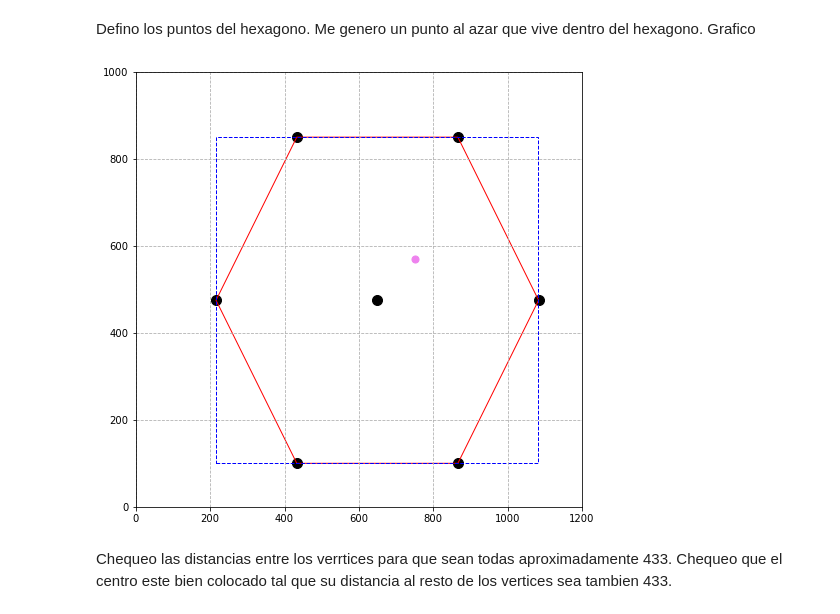
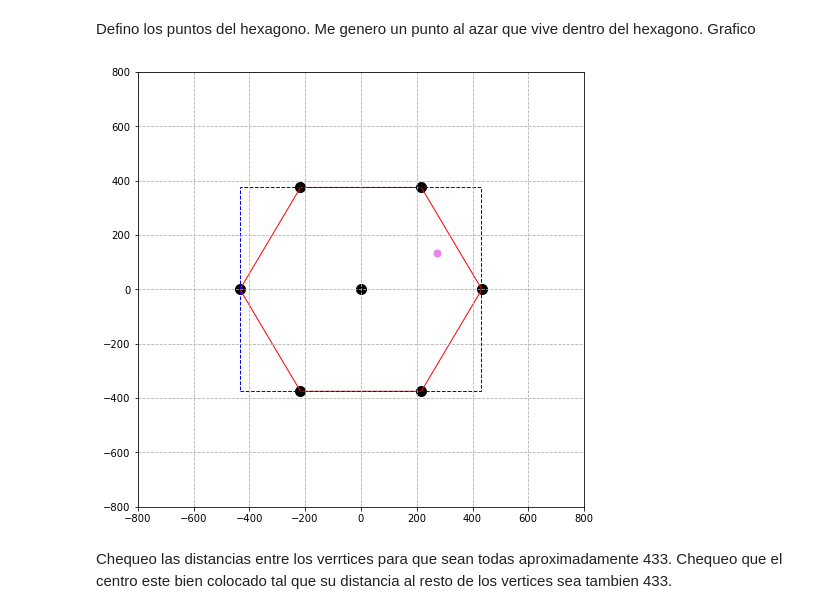
Before and after one commit to alexispacek/lab, a Jupyter notebook: Segundo ejercicio Lab 7.ipynb, the cells around one changed output. Saved outputs shown, nothing was run; the diff lists cells and outputs as text; code cells hidden in the pictures.

Commit message:
Centre el hexagono en el medio

```diff
--- a/Segundo ejercicio Lab 7.ipynb
+++ b/Segundo ejercicio Lab 7.ipynb
@@ -20,7 +20,7 @@ def func(params, x, y):
 def in_hex(poli):
     path = mpltPath.Path(poli)
     hex = False
-    random_point = (np.random.uniform(216,1083),np.random.uniform(100,850))
+    random_point = (np.random.uniform(-433,433),np.random.uniform(-375,375))
     while hex != True:
         if path.contains_points([random_point]) == True:
             hex = True
@@ -33,34 +33,34 @@ params = [1, 1]
 # %% [markdown]
 Defino los puntos del hexagono. Me genero un punto al azar que vive dentro del hexagono. Grafico
 # %%
-poligono = [[433,100],[866,100],[1083,475],[866,850],[433,850],[216,475]]
-rectangulo = [[216,850],[216,100],[865,100],[865,850]]
-pointsx,pointsy = [433,866,1083,866,433,216] , [100,100,475,850,850,475]
+poligono = [[-216.5,-375],[216.5,-375],[433.5,0],[216.5,375],[-216.5,375],[-433.5,0]]
+rectangulo = [[-433.5,-375],[433.5,-433.5],[433.5,375],[-433.5,375]]
+pointsx,pointsy = [-216.5,216.5,433,216.5,-216.5,-433.5] , [-375,-375,0,375,375,0]
 random_point = in_hex(poligono)
-centro = (649.5,475)
+centro = (0,0)
 
 
 distancias = []
-for i in range(len(points)):
-    distancias.append(dist(random_point,hexagono[i]))
+for i in range(len(poligono)):
+    distancias.append(dist(random_point,poligono[i]))
 
 distancias.append(dist(centro,random_point))
 
 
 plt.figure(figsize=(8,8))
 polygon = plt.Polygon(poligono,fill=None,edgecolor='r')
-rectangle = plt.Rectangle(rectangulo[1],width = 865, height = 750,fill=None,linestyle = '--',edgecolor='b')
+rectangle = plt.Rectangle(rectangulo[0],width = 865, height = 750,fill=None,linestyle = '--',edgecolor='b')
 plt.gca().add_patch(polygon)
 plt.gca().add_patch(rectangle)
-plt.xlim(0,1200)
-plt.ylim(0,1000)
+plt.xlim(-800,800)
+plt.ylim(-800,800)
 plt.scatter(centro[0],centro[1],s = 100,c ='black')
 plt.scatter(random_point[0],random_point[1],s = 50,c='violet')
 plt.scatter(pointsx,pointsy,s = 100,c = 'black')
 plt.grid(linestyle='--')
 plt.show()
 # %% [output]
-[figure, old version]
+[figure, new version]
 # %% [markdown]
 Chequeo las distancias entre los verrtices para que sean todas aproximadamente 433. Chequeo que el centro este bien colocado tal que su distancia al resto de los vertices sea tambien 433.
 # %%
```
Also changed, not shown: parts of 4 cells of this notebook.
